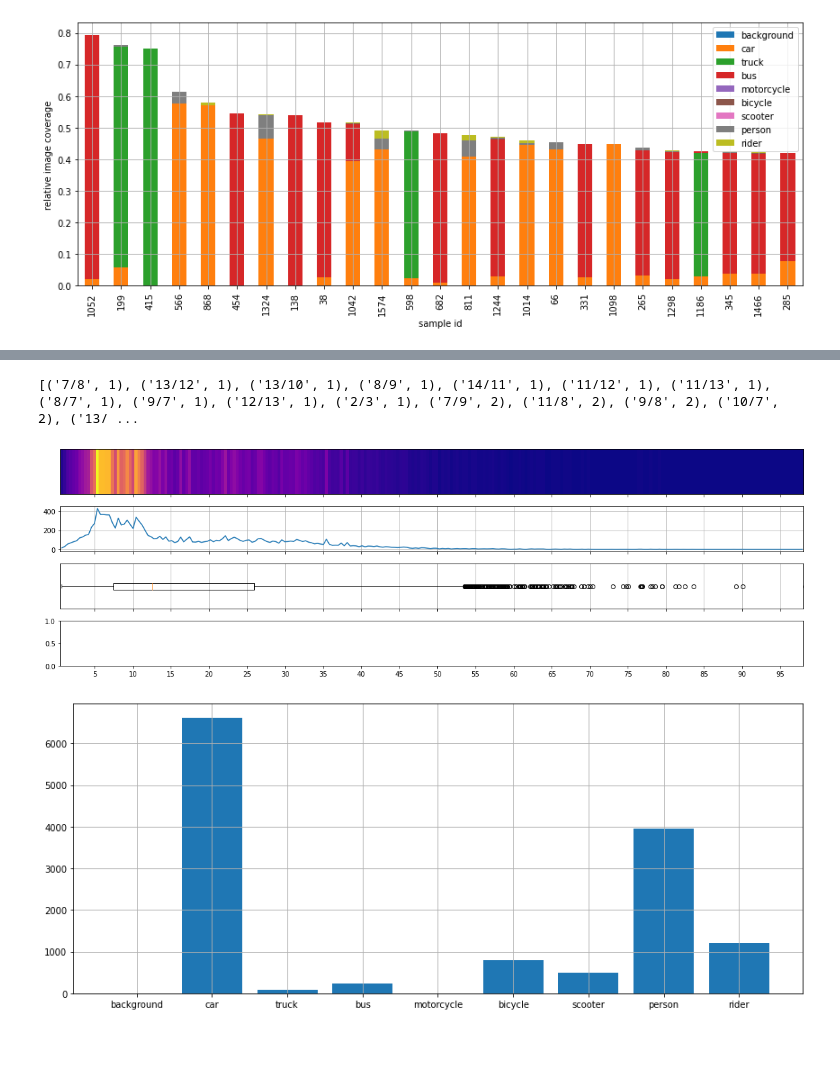
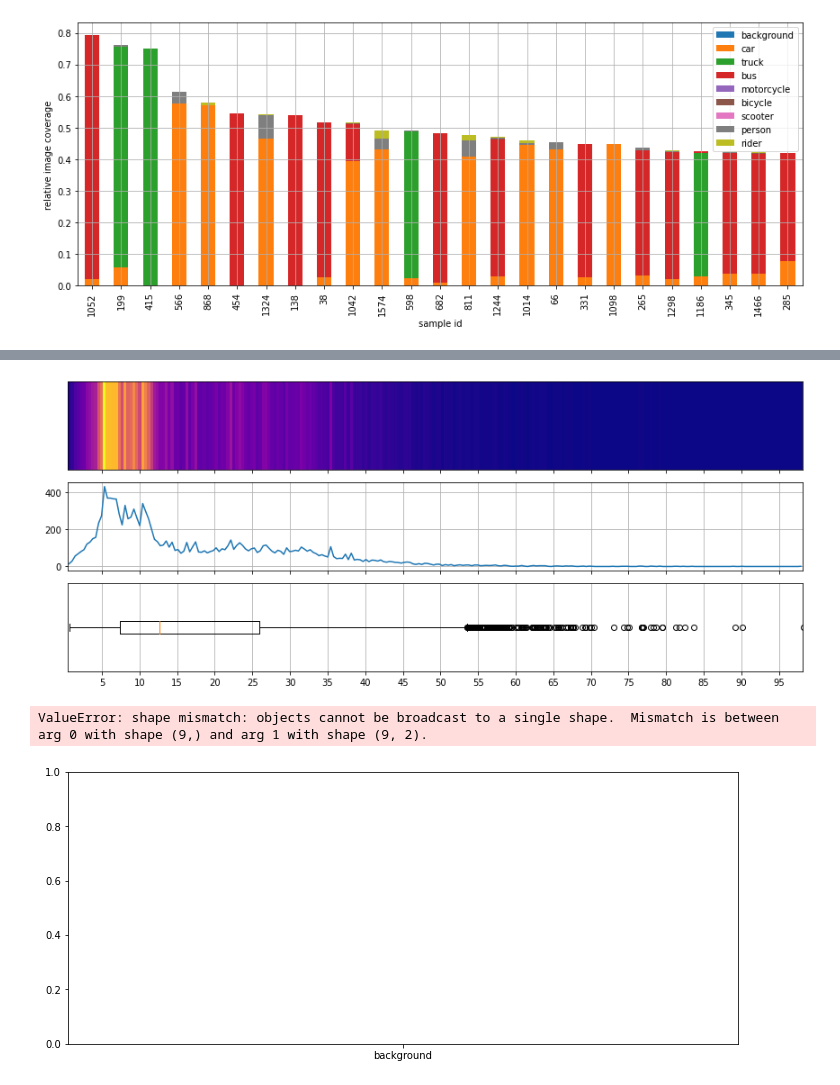
Before and after one commit to emilnebb/computer_vision-project, a Jupyter notebook: dataset_exploration/dataset_exploration.ipynb, the cells around one changed output, grey strips where cells are left out. Cells and saved outputs as stored; diff of their text form; code cells hidden in the pictures; blank space fills up the shorter version.

```diff
--- a/dataset_exploration/dataset_exploration.ipynb
+++ b/dataset_exploration/dataset_exploration.ipynb
@@ -18,76 +55,45 @@ plt.savefig("top_25_bb_sizes.pdf")
 import matplotlib.pyplot as plt
 from matplotlib.ticker import MultipleLocator
 import numpy as np; np.random.seed(1)
 plt.rcParams["figure.figsize"] = 5,2
 
-common_aspect_ratios = []
-
-for height in range(1,15):
-    for width in range(1,15):
-        ratio = height / width
-        common_aspect_ratios.append((height/width, f"{height}/{width}"))
-
-common_aspect_ratios.sort(key=lambda x: x[0])
-
-def getClosestCommonAspectRatio(ar):
-    return min(common_aspect_ratios, key=lambda x:abs(x[0]-ar))[1]
-
-aspect_ratios = []
-with open('aspect_ratios.json') as f:
-    aspect_ratios = json.load(f)
-
-
-closestCommonAspectRatios = {}
-for aspect_ratio in aspect_ratios:
-    closestCommonAspectRatios.setdefault(
-        getClosestCommonAspectRatio(aspect_ratio),
-        list()
-    ).append(aspect_ratio)
-
-closestCommonAspectRatios = [(k, len(v)) for k, v in closestCommonAspectRatios.items()]
-closestCommonAspectRatios.sort(key=lambda x: x[1])
-print(closestCommonAspectRatios)
 
 y, x = np.histogram(aspect_ratios, bins=250)
 x = x[:-1]
 
-#x = np.linspace(-3,3)
-#y = np.cumsum(np.random.randn(50))+6
-
-fig, (ax1, ax2, ax3, ax4) = plt.subplots(nrows=4, sharex=True, figsize=(16, 5))
+fig, (ax1, ax2, ax3) = plt.subplots(nrows=3, sharex=True, figsize=(12, 5))
 ax1.xaxis.set_major_locator(MultipleLocator(5))
 
 
 extent = [x[0]-(x[1]-x[0])/2., x[-1]+(x[1]-x[0])/2.,0,1]
 ax1.imshow(y[np.newaxis,:], cmap="plasma", aspect="auto", extent=extent)
 ax1.set_yticks([])
 ax1.set_xlim(extent[0], extent[1])
 ax1.xaxis.set_major_locator(MultipleLocator(5))
 
 ax2.grid()
 ax2.plot(x,y)
 
 ax3.grid()
 ax3.boxplot(aspect_ratios, vert=False)
 ax3.set_yticks([])
 
-#ax4.bar(*zip(*closestCommonAspectRatios))
 
 plt.tight_layout()
 plt.savefig('aspect_ratios.pdf')
 plt.show()
 # %% [output]
-[('7/8', 1), ('13/12', 1), ('13/10', 1), ('8/9', 1), ('14/11', 1), ('11/12', 1), ('11/13', 1), ('8/7', 1), ('9/7', 1), ('12/13', 1), ('2/3', 1), ('7/9', 2), ('11/8', 2), ('9/8', 2), ('10/7', 2), ('13/ ...
-[figure, old version]
+[figure, new version]
 # %%
-with open('total_class_occurrences.json') as f:
+with open('total_class_counters.json') as f:
     data = json.load(f)
 
 plt.figure(figsize=(12,5))
 plt.bar(*zip(*data.items()))
 plt.grid()
 plt.tight_layout()
-plt.savefig('total_class_occurrences.pdf')
+plt.savefig('total_class_counters.pdf')
 plt.show()
 # %% [output]
+ValueError: shape mismatch: objects cannot be broadcast to a single shape.  Mismatch is between arg 0 with shape (9,) and arg 1 with shape (9, 2).
-[figure, old version]
+[figure, new version]
```
Also changed, not shown: parts of 3 cells of this notebook, 10 other files.
